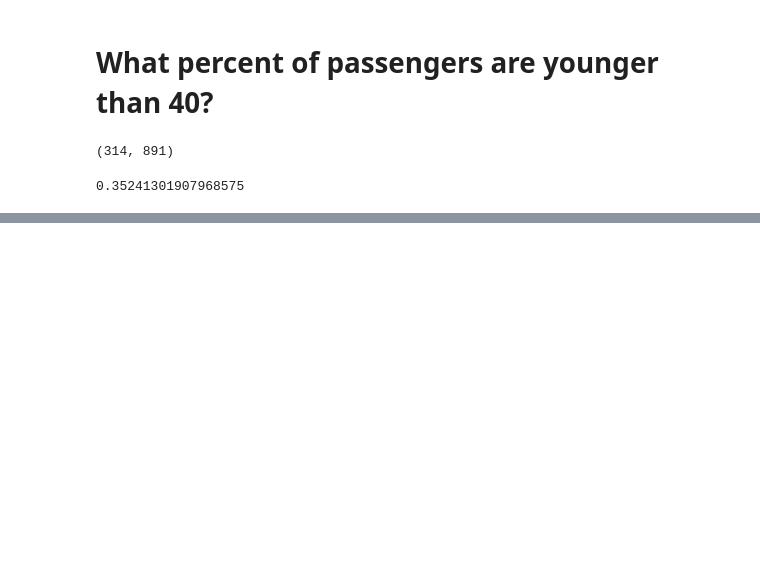
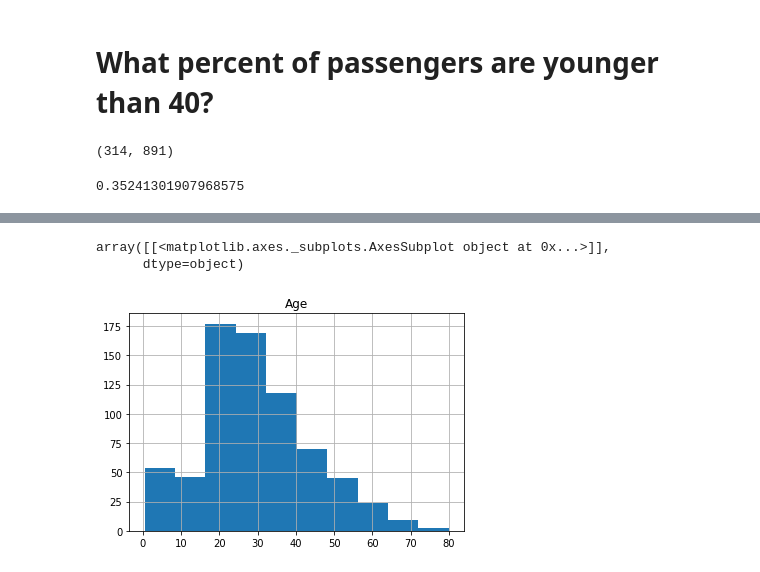
Before and after one commit to timomak/quantitative-reasoning, a Jupyter notebook: Titanic.ipynb, the cells around one changed output, grey strips where cells are left out. Saved outputs shown, nothing was run; the diff lists cells and outputs as text; code cells hidden in the pictures; blank space fills up the shorter version.

```diff
--- a/Titanic.ipynb
+++ b/Titanic.ipynb
@@ -35,0 +58,6 @@ female_percentage
+# %%
+df.hist(column="Age")
+# %% [output]
+array([[<matplotlib.axes._subplots.AxesSubplot object at 0x...>]],
+      dtype=object)
+[figure, added]
```
Also changed, not shown: parts of 10 cells of this notebook, 1 other file.
